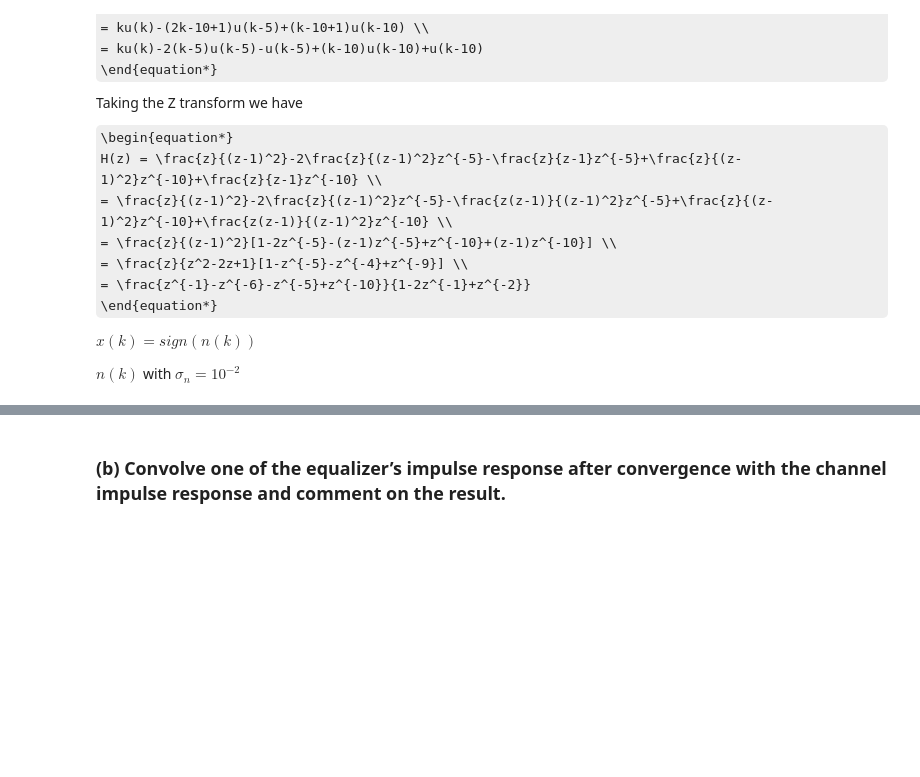
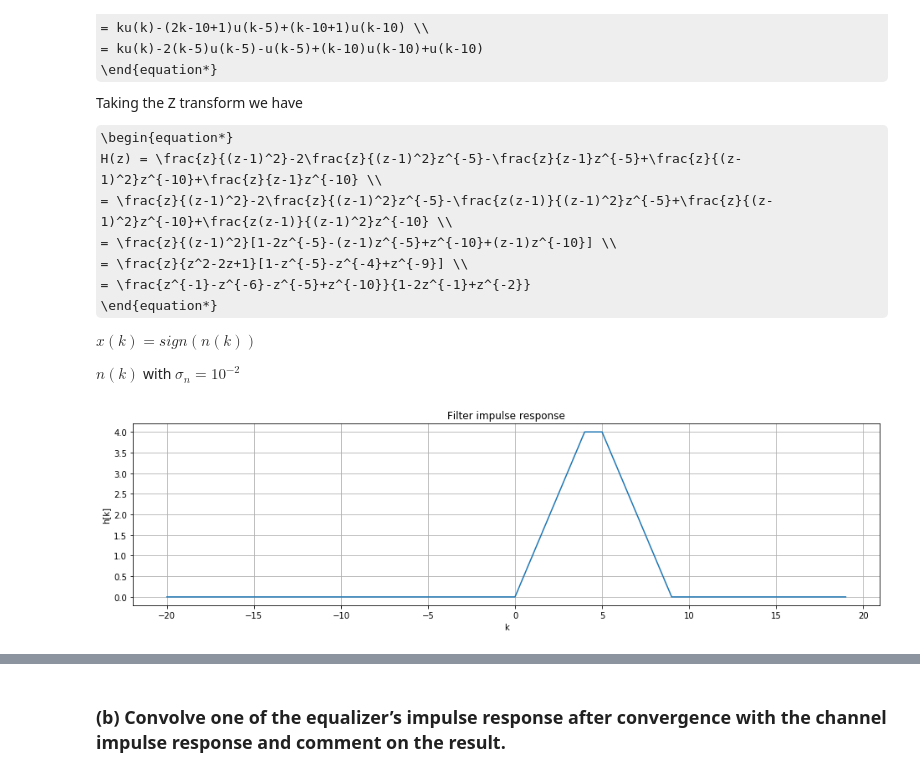
Before and after one commit to guedes-joaofelipe/adaptive-filtering, a Jupyter notebook: Notebooks/exercises_chap3.ipynb, the cells around one changed output, grey strips where cells are left out. Saved outputs shown, nothing was run; the diff lists cells and outputs as text; code cells hidden in the pictures; some formulas as TeX source; blank space fills up the shorter version.

```diff
--- a/Notebooks/exercises_chap3.ipynb
+++ b/Notebooks/exercises_chap3.ipynb
@@ -568,5 +564,19 @@ sigma_n = 10e-2
 
 # impulse response function
 h_10 = lambda k: k*np.heaviside(k, 1)-(2*k-9)*np.heaviside(k-5, 1)+(k-9)*np.heaviside(k-10, 1)
+# %%
+h_length = 20
+h = np.zeros(2*h_length)
+a = np.arange(-h_length, h_length, 1)
+for i, k in enumerate(a):
+    h[i] = h_10(k)
+fig, ax = plt.subplots(nrows=1, ncols=1, figsize=(16,4))
+ax.plot(a, h)
+ax.grid(True)
+ax.set_title('Filter impulse response'), ax.set_xlabel('k'), ax.set_ylabel('h[k]')
+if output_filepath is not None:
+    fig.savefig(output_filepath + 'a_unknown_filter_impulse_response.jpg', bbox_inches = 'tight')
+# %% [output]
+[figure, added]
 # %%
 # coefficient vector for each iteration and realization, w[0] = [1, 1, ..., 1]
```
Also changed, not shown: parts of 6 cells of this notebook, 4 other files.
